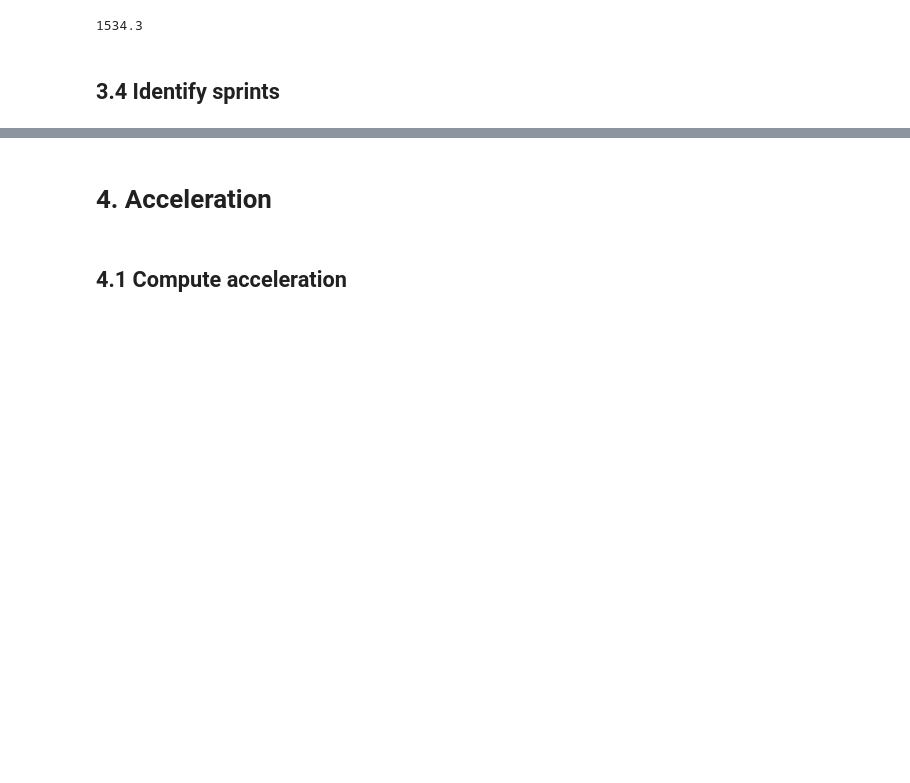
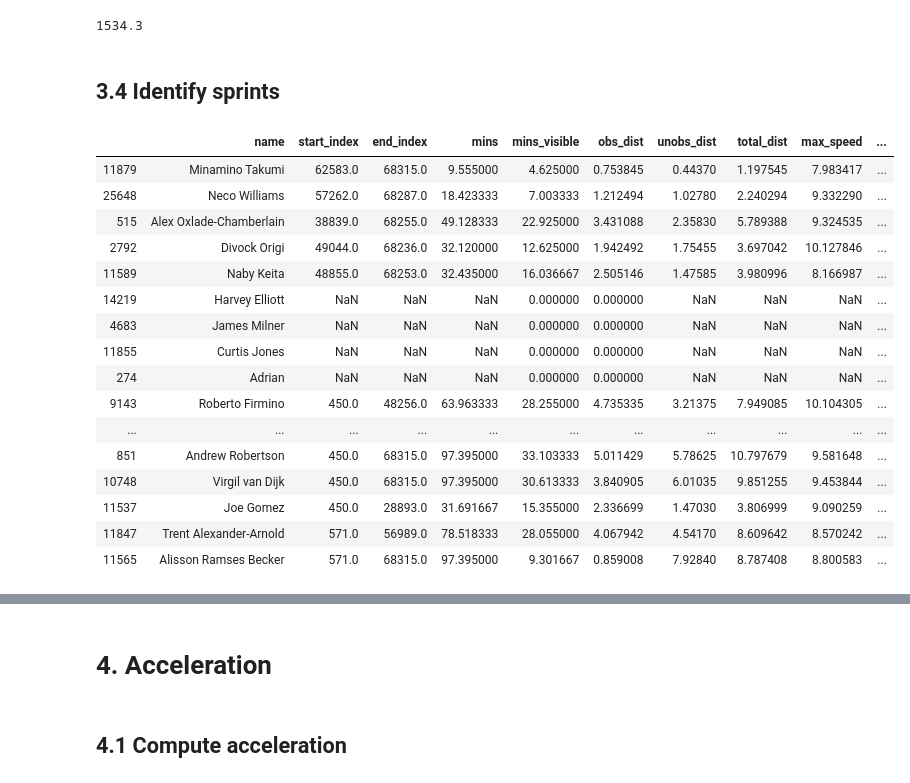
Before and after one commit to JohnLindblad/FinalProject-PlayerFitness, a Jupyter notebook: FinalProject-John.ipynb, the cells around one changed output, grey strips where cells are left out. Cells and saved outputs as stored; diff of their text form; code cells hidden in the pictures; blank space fills up the shorter version.

```diff
--- a/FinalProject-John.ipynb
+++ b/FinalProject-John.ipynb
@@ -398,0 +409,13 @@ distance_in_speed_zone(smoothed_vel_lfc_df, player_id, min_speed, max_speed)
+# %%
+# Change depending on game data loaded
+ht_start_frame = 29070
+ht_end_frame = 38948
+ht_interval = ht_end_frame - ht_start_frame
+
+summary_stats = pd.DataFrame.from_dict(lfc_dict, orient ='index')
+summary_stats = summary_stats.rename(columns = {0: 'name'})
+summary_stats['start_index'] = np.array(dist_df.apply(lambda col: col.first_valid_index()))
+summary_stats['end_index'] = np.array(dist_df.apply(lambda col: col.last_valid_index()))
+summary_stats['mins'] = summary_stats.apply(mins_on_pitch, axis = 1)
+#summary_stats['startXI'] = summary_stats['start_index'].apply(lambda x: 1 if x < ht_start_frame else 0)
+summary_stats['mins_visible'] = (len(dist_df) - np.array(dist_df.isna().sum()))*0.1/60
@@ -398,0 +440,20 @@ distance_in_speed_zone(smoothed_vel_lfc_df, player_id, min_speed, max_speed)
+# %%
+summary_stats
+# %% [output]
+|  | name | start_index | end_index | mins | mins_visible | obs_dist | unobs_dist | total_dist | max_speed | ... |
+| 11879 | Minamino Takumi | 62583.0 | 68315.0 | 9.555000 | 4.625000 | 0.753845 | 0.44370 | 1.197545 | 7.983417 | ... |
+| 25648 | Neco Williams | 57262.0 | 68287.0 | 18.423333 | 7.003333 | 1.212494 | 1.02780 | 2.240294 | 9.332290 | ... |
+| 515 | Alex Oxlade-Chamberlain | 38839.0 | 68255.0 | 49.128333 | 22.925000 | 3.431088 | 2.35830 | 5.789388 | 9.324535 | ... |
+| 2792 | Divock Origi | 49044.0 | 68236.0 | 32.120000 | 12.625000 | 1.942492 | 1.75455 | 3.697042 | 10.127846 | ... |
+| 11589 | Naby Keita | 48855.0 | 68253.0 | 32.435000 | 16.036667 | 2.505146 | 1.47585 | 3.980996 | 8.166987 | ... |
+| 14219 | Harvey Elliott | NaN | NaN | NaN | 0.000000 | 0.000000 | NaN | NaN | NaN | ... |
+| 4683 | James Milner | NaN | NaN | NaN | 0.000000 | 0.000000 | NaN | NaN | NaN | ... |
+| 11855 | Curtis Jones | NaN | NaN | NaN | 0.000000 | 0.000000 | NaN | NaN | NaN | ... |
+| 274 | Adrian | NaN | NaN | NaN | 0.000000 | 0.000000 | NaN | NaN | NaN | ... |
+| 9143 | Roberto Firmino | 450.0 | 48256.0 | 63.963333 | 28.255000 | 4.735335 | 3.21375 | 7.949085 | 10.104305 | ... |
+| ... | ... | ... | ... | ... | ... | ... | ... | ... | ... | ... |
+| 851 | Andrew Robertson | 450.0 | 68315.0 | 97.395000 | 33.103333 | 5.011429 | 5.78625 | 10.797679 | 9.581648 | ... |
+| 10748 | Virgil van Dijk | 450.0 | 68315.0 | 97.395000 | 30.613333 | 3.840905 | 6.01035 | 9.851255 | 9.453844 | ... |
+| 11537 | Joe Gomez | 450.0 | 28893.0 | 31.691667 | 15.355000 | 2.336699 | 1.47030 | 3.806999 | 9.090259 | ... |
+| 11847 | Trent Alexander-Arnold | 571.0 | 56989.0 | 78.518333 | 28.055000 | 4.067942 | 4.54170 | 8.609642 | 8.570242 | ... |
+| 11565 | Alisson Ramses Becker | 571.0 | 68315.0 | 97.395000 | 9.301667 | 0.859008 | 7.92840 | 8.787408 | 8.800583 | ... |
```
Also changed, not shown: parts of 12 cells of this notebook.
